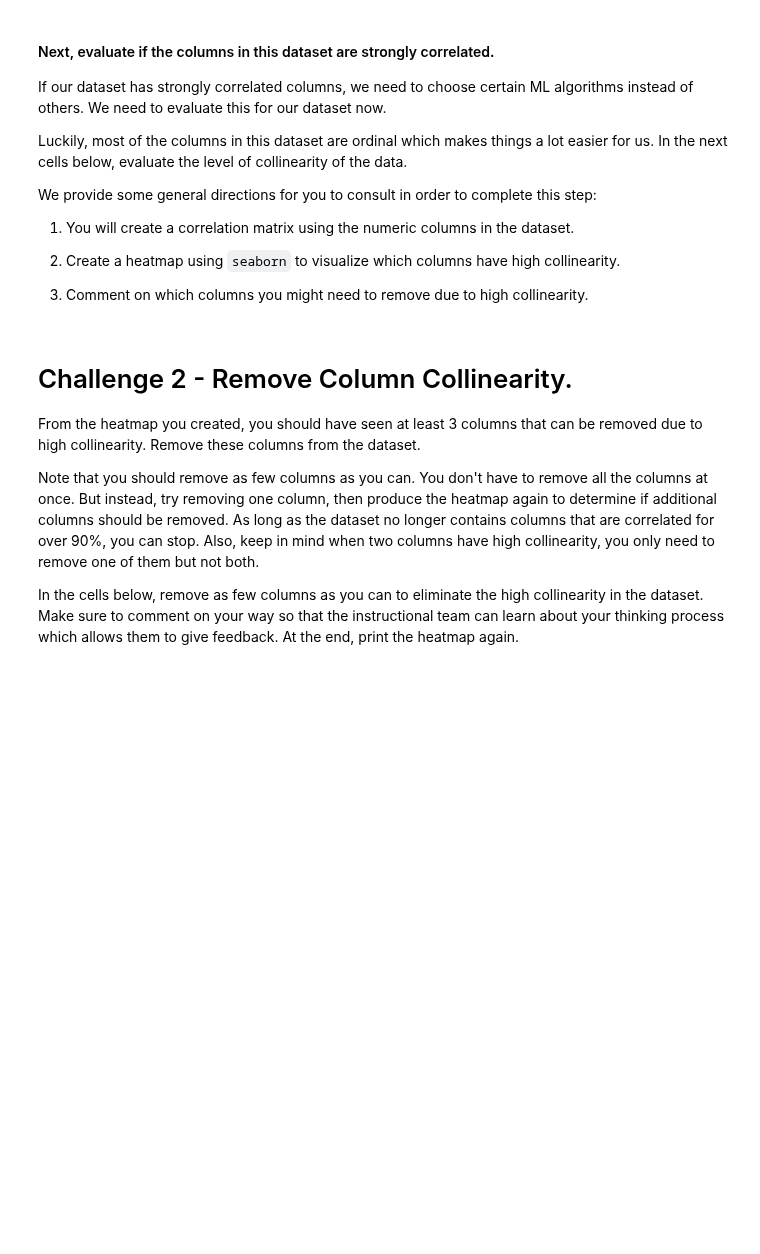
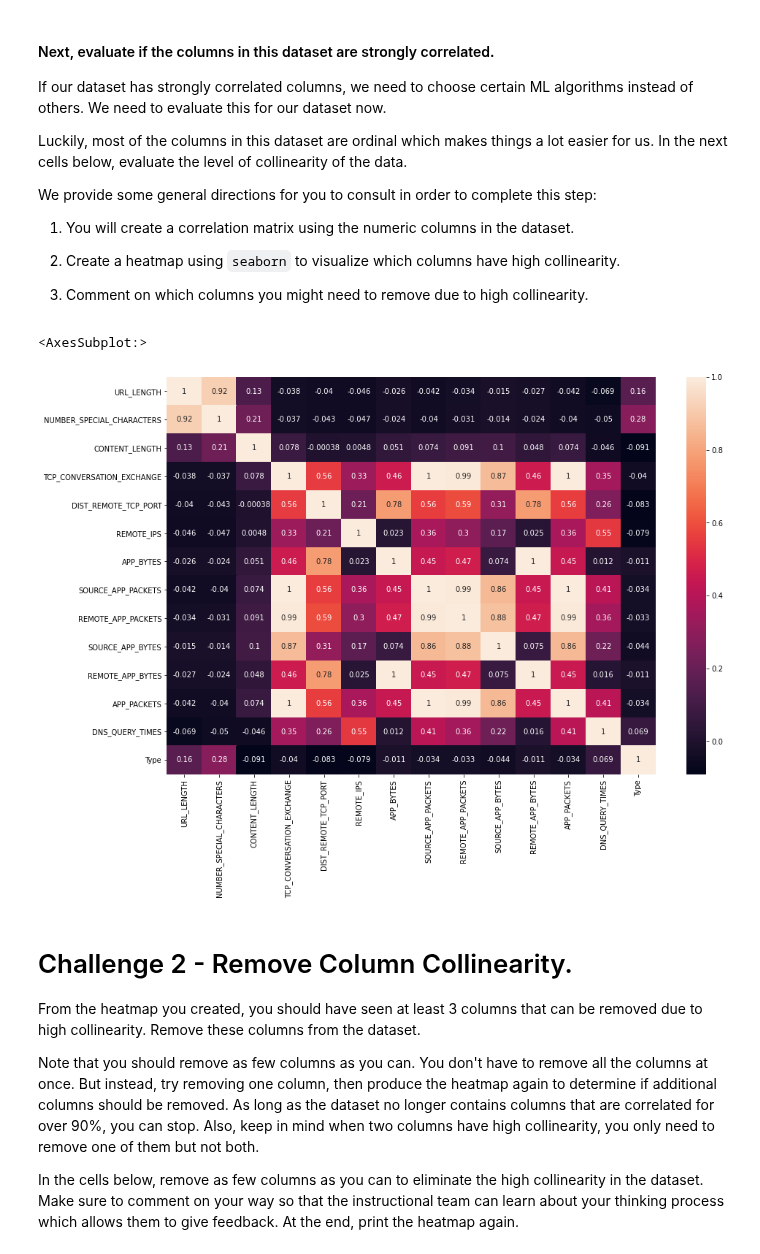
Before and after one commit to ta-data-remote/lab-supervised-learning, a Jupyter notebook: your-code/main.ipynb, the cells around one changed output. Cells and saved outputs as stored; diff of their text form; code cells hidden in the pictures; blank space fills up the shorter version.

```diff
--- a/your-code/main.ipynb
+++ b/your-code/main.ipynb
@@ -55,3 +84,14 @@ We provide some general directions for you to consult in order to complete this
+# %%
+# Your code here
+
+# numerical = websites.select_dtypes(exclude = object)
+# sns.heatmap(websites.corr(select_dtypes(exclude = object)),annot=True)
+
+f, ax = plt.subplots(figsize=(15, 10))
+sns.heatmap(websites.corr(),annot=True)
+# %% [output]
+<AxesSubplot:>
+[figure, added]
 # %%
 # Your comment here
 # %% [markdown]
```
Also changed, not shown: parts of 58 cells of this notebook.
